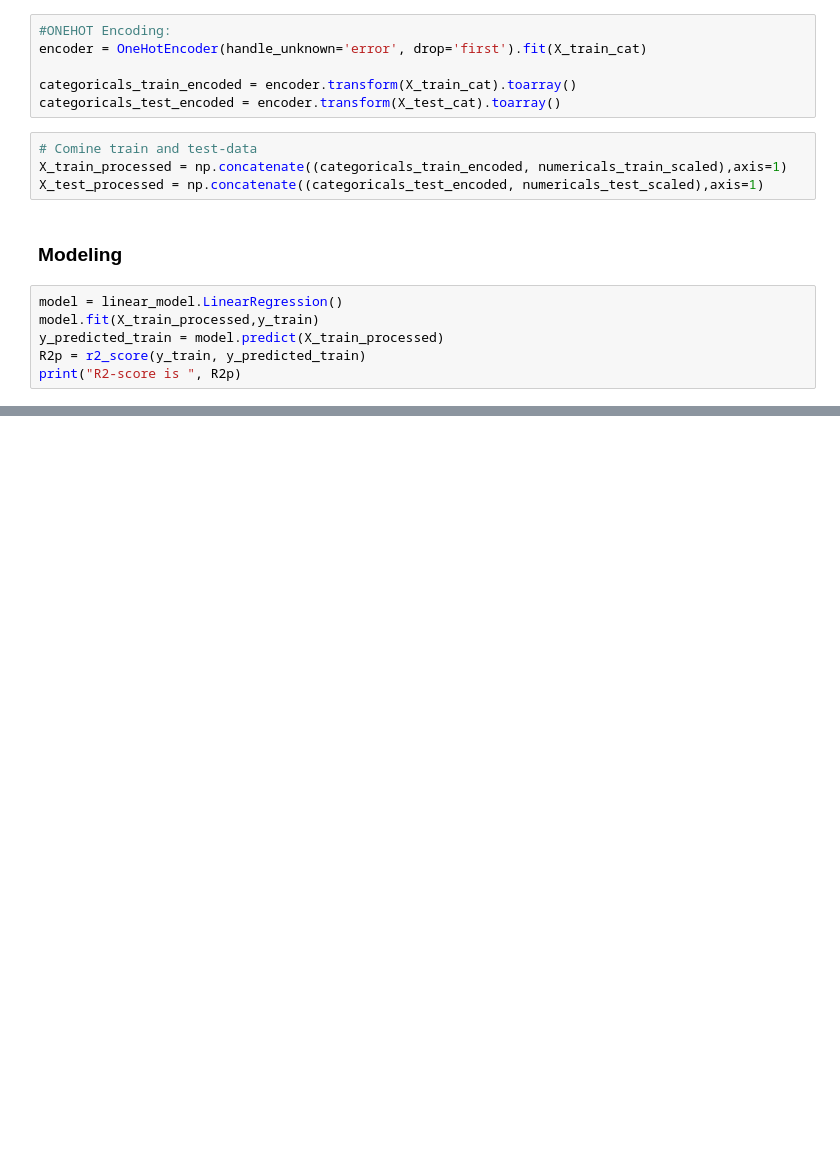
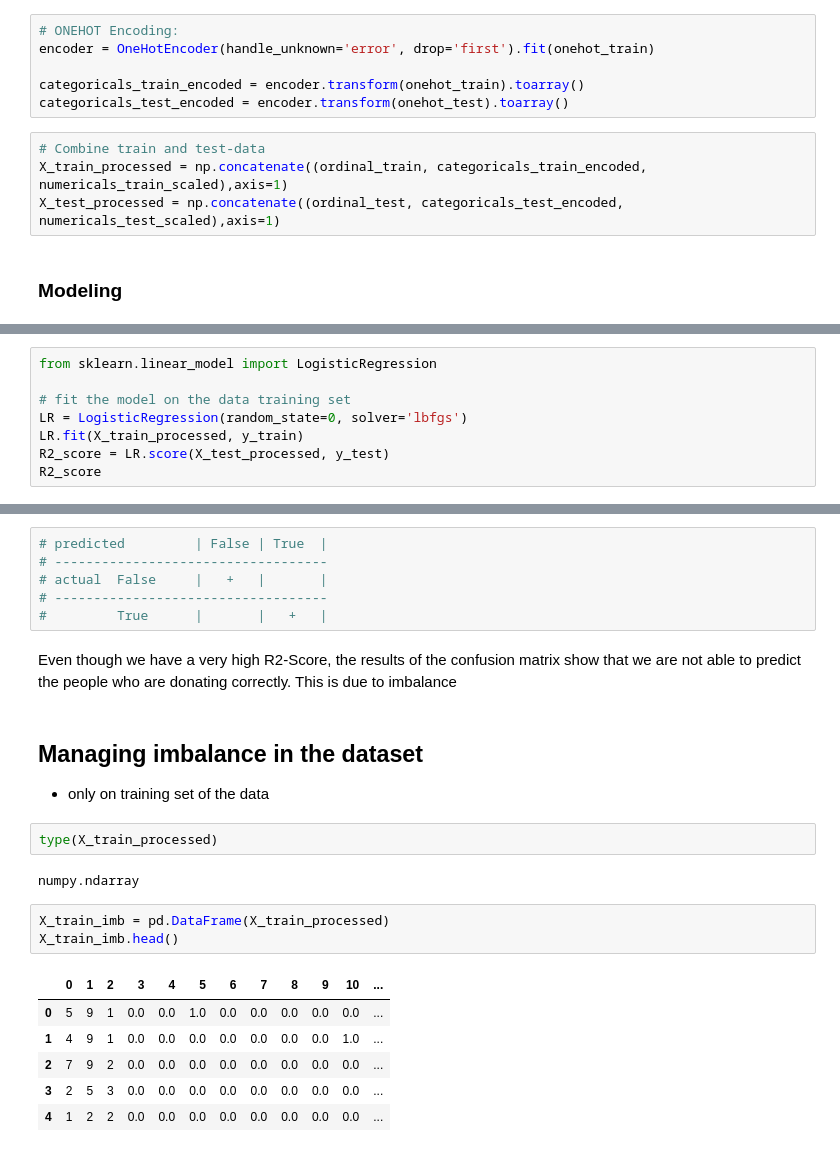
Before and after one commit to jochabo/7_04_lab-handling-data-imbalance-classification, a Jupyter notebook: 7_04_lab.ipynb, the cells around one changed output, grey strips where cells are left out. Saved outputs shown, nothing was run; the diff lists cells and outputs as text; blank space fills up the shorter version.

```diff
--- a/7_04_lab.ipynb
+++ b/7_04_lab.ipynb
@@ -465,18 +556,12 @@ Index(['STATE', 'CLUSTER', 'HOMEOWNR', 'GENDER', 'RFA_2A', 'DOMAIN_A',
 # %%
-#ONEHOT Encoding:
-encoder = OneHotEncoder(handle_unknown='error', drop='first').fit(X_train_cat)
+# ONEHOT Encoding:
+encoder = OneHotEncoder(handle_unknown='error', drop='first').fit(onehot_train)
 
-categoricals_train_encoded = encoder.transform(X_train_cat).toarray()
-categoricals_test_encoded = encoder.transform(X_test_cat).toarray()
+categoricals_train_encoded = encoder.transform(onehot_train).toarray()
+categoricals_test_encoded = encoder.transform(onehot_test).toarray()
 # %%
-# Comine train and test-data
-X_train_processed = np.concatenate((categoricals_train_encoded, numericals_train_scaled),axis=1)
-X_test_processed = np.concatenate((categoricals_test_encoded, numericals_test_scaled),axis=1)
+# Combine train and test-data
+X_train_processed = np.concatenate((ordinal_train, categoricals_train_encoded, numericals_train_scaled),axis=1)
+X_test_processed = np.concatenate((ordinal_test, categoricals_test_encoded, numericals_test_scaled),axis=1)
 # %% [markdown]
 ### Modeling
-# %%
-model = linear_model.LinearRegression()
-model.fit(X_train_processed,y_train)
-y_predicted_train = model.predict(X_train_processed)
-R2p = r2_score(y_train, y_predicted_train)
-print("R2-score is ", R2p)
@@ -496,0 +568,8 @@ R2-score is  0.0028920084397572876
+# %%
+from sklearn.linear_model import LogisticRegression
+
+# fit the model on the data training set
+LR = LogisticRegression(random_state=0, solver='lbfgs')
+LR.fit(X_train_processed, y_train)
+R2_score = LR.score(X_test_processed, y_test)
+R2_score
@@ -496,0 +593,26 @@ R2-score is  0.0028920084397572876
+# %%
+# predicted         | False | True  |
+# -----------------------------------
+# actual  False     |   +   |       |
+# -----------------------------------
+#         True      |       |   +   |
+# %% [markdown]
+Even though we have a very high R2-Score, the results of the confusion matrix show that we are not able to predict
+the people who are donating correctly. This is due to imbalance
+# %% [markdown]
+## Managing imbalance in the dataset
+- only on training set of the data
+# %%
+type(X_train_processed)
+# %% [output]
+numpy.ndarray
+# %%
+X_train_imb = pd.DataFrame(X_train_processed)
+X_train_imb.head()
+# %% [output]
+|  | 0 | 1 | 2 | 3 | 4 | 5 | 6 | 7 | 8 | 9 | 10 | ... |
+| 0 | 5 | 9 | 1 | 0.0 | 0.0 | 1.0 | 0.0 | 0.0 | 0.0 | 0.0 | 0.0 | ... |
+| 1 | 4 | 9 | 1 | 0.0 | 0.0 | 0.0 | 0.0 | 0.0 | 0.0 | 0.0 | 1.0 | ... |
+| 2 | 7 | 9 | 2 | 0.0 | 0.0 | 0.0 | 0.0 | 0.0 | 0.0 | 0.0 | 0.0 | ... |
+| 3 | 2 | 5 | 3 | 0.0 | 0.0 | 0.0 | 0.0 | 0.0 | 0.0 | 0.0 | 0.0 | ... |
+| 4 | 1 | 2 | 2 | 0.0 | 0.0 | 0.0 | 0.0 | 0.0 | 0.0 | 0.0 | 0.0 | ... |
```
Also changed, not shown: parts of 70 cells of this notebook.
